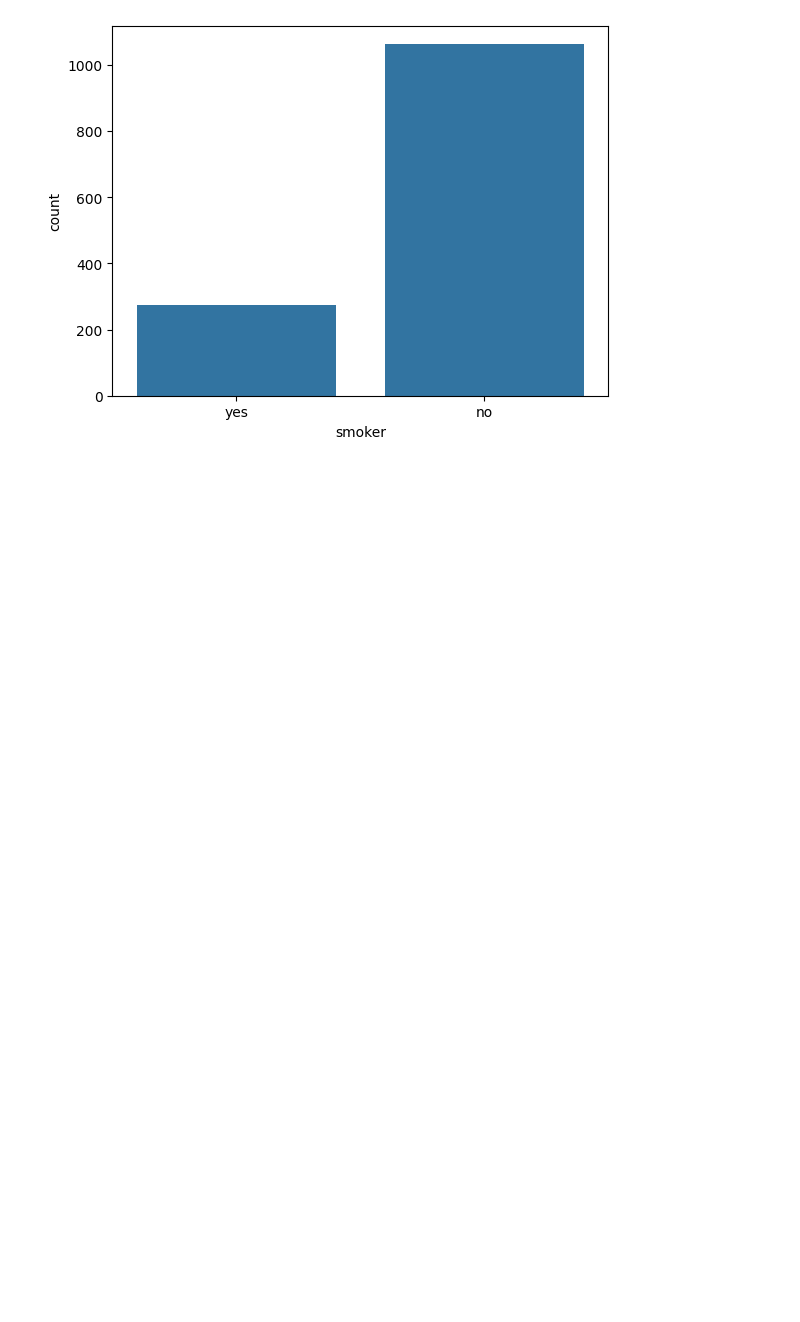
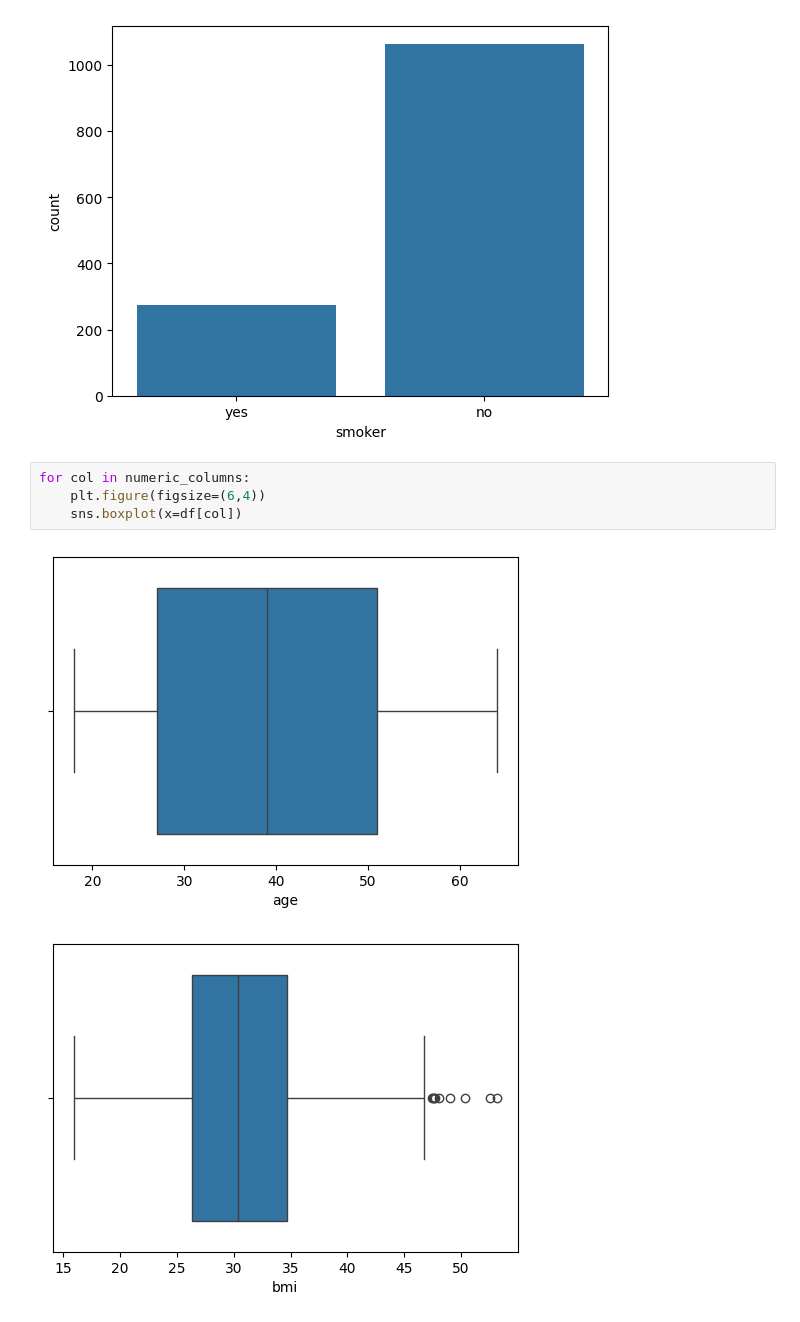
Before and after one commit to gyr0byte/ML-Foundations, a Jupyter notebook: Foundation For ML/1_foundation_project.ipynb, the cells around one changed output. Drawn from its saved outputs; the diff is of its cells as text; blank space fills up the shorter version.

```diff
--- a/Foundation For ML/1_foundation_project.ipynb
+++ b/Foundation For ML/1_foundation_project.ipynb
@@ -92,3 +92,10 @@ sns.countplot(x=df['smoker'])
 # %% [output]
 <Axes: xlabel='smoker', ylabel='count'>
 [figure]
+# %%
+for col in numeric_columns:
+    plt.figure(figsize=(6,4))
+    sns.boxplot(x=df[col])
+# %% [output]
+[figure, added]
+[figure, added]
```
Also changed, not shown: parts of 1 cell of this notebook.
